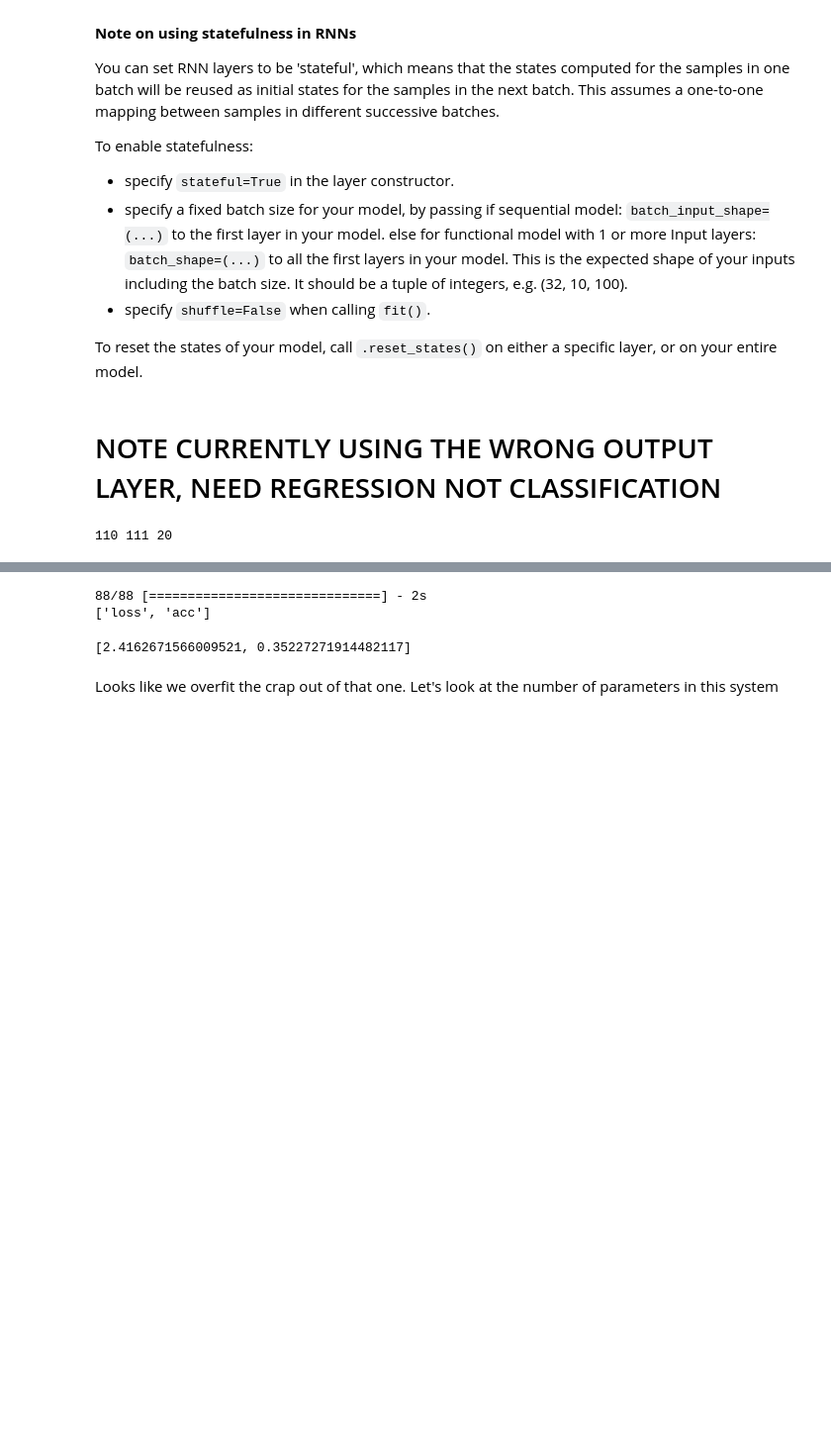
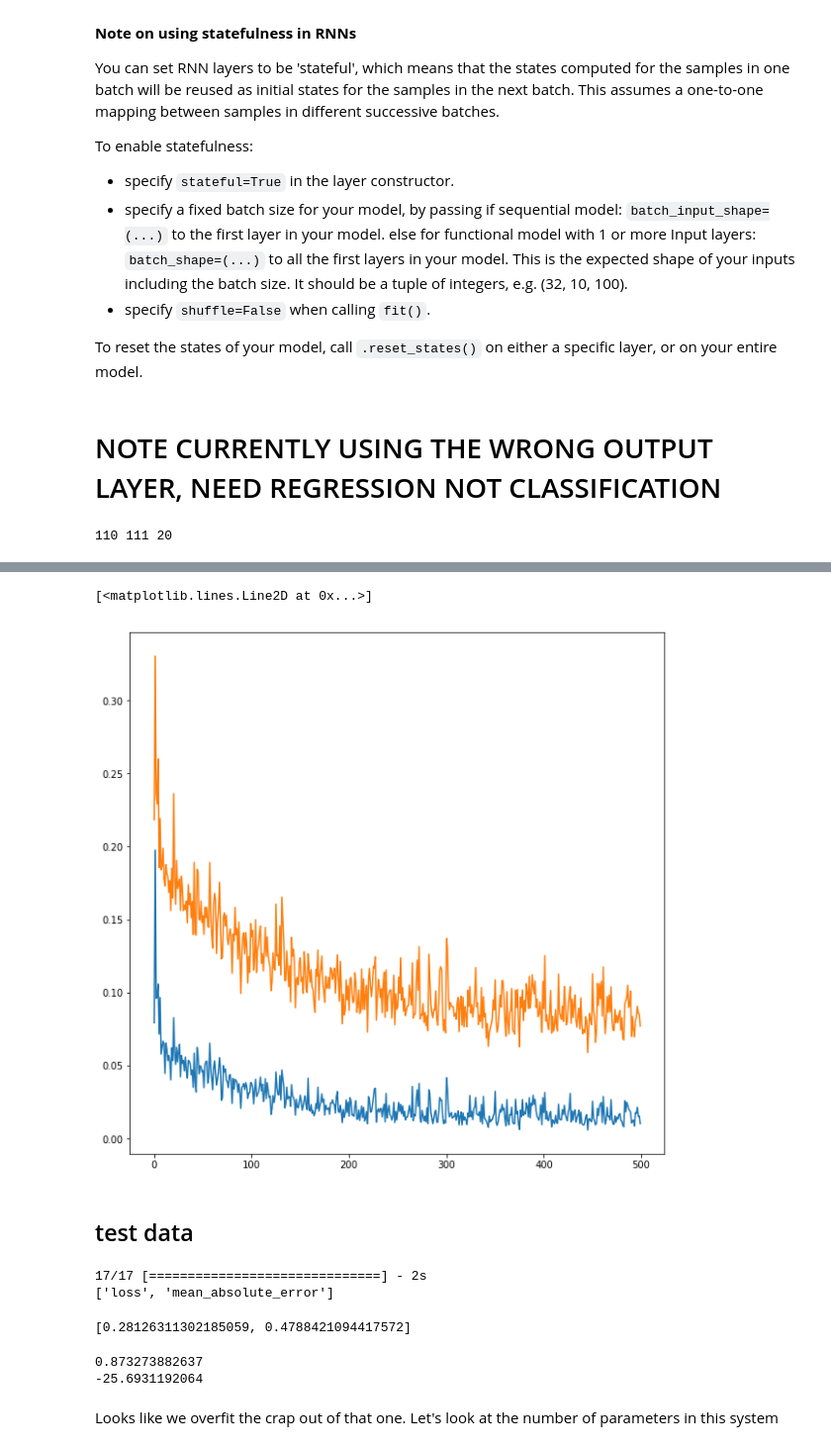
Before and after one commit to yjiao/codeforces_predict, a Jupyter notebook: keras_v1.ipynb, the cells around one changed output, grey strips where cells are left out. Shown at 99% size. Saved outputs shown, nothing was run; the diff lists cells and outputs as text; code cells hidden in the pictures; blank space fills up the shorter version.

Commit message:
added keras_functions, figured out how to mask for RNNs in keras

```diff
--- a/keras_v1.ipynb
+++ b/keras_v1.ipynb
@@ -364,10 +374,10 @@ Trainable params: 3,891
 Non-trainable params: 0
 _________________________________________________________________
-# %%
-# For a multi-class classification problem
-model.compile(optimizer='rmsprop',
-              loss='categorical_crossentropy',
-              metrics=['accuracy'])
+# %%
+optimizer = keras.optimizers.RMSprop(lr=0.01, rho=0.9, epsilon=1e-08, decay=0.0)
+model.compile(optimizer=optimizer,
+              loss='mean_squared_error',
+              metrics=['mae'])
 # %%
 print batch_input_shape
 print model.output_shape
@@ -382,5 +391,0 @@ print yy_train.shape
-# %%
-#fit(self, x, y, batch_size=32, epochs=10, verbose=1, callbacks=None, validation_split=0.0, validation_data=None, shuffle=True, class_weight=None, sample_weight=None, initial_epoch=0)
-#model.fit(arx, ary, epochs=50, batch_size=len(trainlist), shuffle=False)
-model.fit(xx_train, yy_train, epochs=100, batch_size=xx_train.shape[0], shuffle=False)
-#score = model.evaluate(x_test, y_test, batch_size=len(trainlist))
@@ -405,0 +392,2 @@ Epoch 100/100
+# %%
+history = model.fit(xx_train, yy_train, epochs=500, batch_size=xx_train.shape[0], shuffle=False)
@@ -406 +412,10 @@ Epoch 100/100
+# %%
+plt.rcParams['figure.figsize'] = (10.0, 10.0)
+plt.plot(history.history['loss'])
+plt.plot(history.history['mean_absolute_error'])
+# %% [output]
+[<matplotlib.lines.Line2D at 0x...>]
+[figure, added]
+# %% [markdown]
+## test data
 # %%
@@ -414,9 +429,9 @@ newmodel.compile(optimizer='rmsprop',
 # %%
 score = newmodel.evaluate(xx_test, yy_test, batch_size=xx_test.shape[0])
 
-print model.metrics_names
+print newmodel.metrics_names
 score
 # %% [output]
-88/88 [==============================] - 2s
-['loss', 'acc']
+17/17 [==============================] - 2s
+['loss', 'mean_absolute_error']
-[2.4162671566009521, 0.35227271914482117]
+[0.28126311302185059, 0.4788421094417572]
@@ -423,2 +441,9 @@ score
+# %%
+from sklearn.metrics import r2_score
+print r2_score(yy_train, y_pred_train)
+print r2_score(yy_test, y_pred_test)
+# %% [output]
+0.873273882637
+-25.6931192064
 # %% [markdown]
 Looks like we overfit the crap out of that one. Let's look at the number of parameters in this system
```
Also changed, not shown: parts of 22 cells of this notebook, 16 other files.
